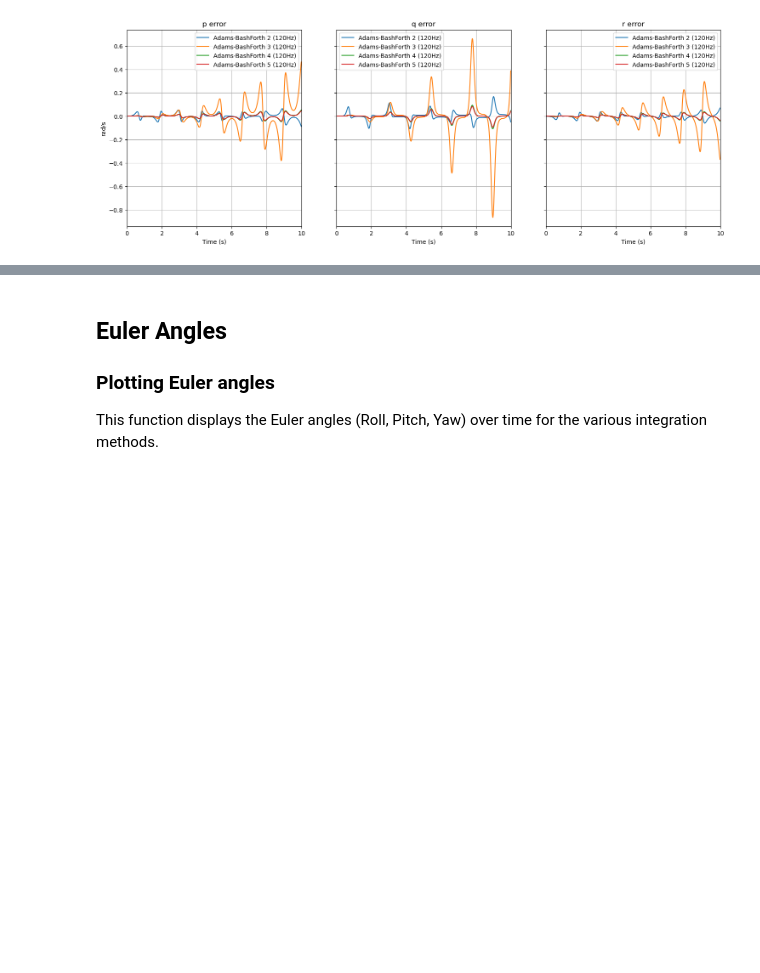
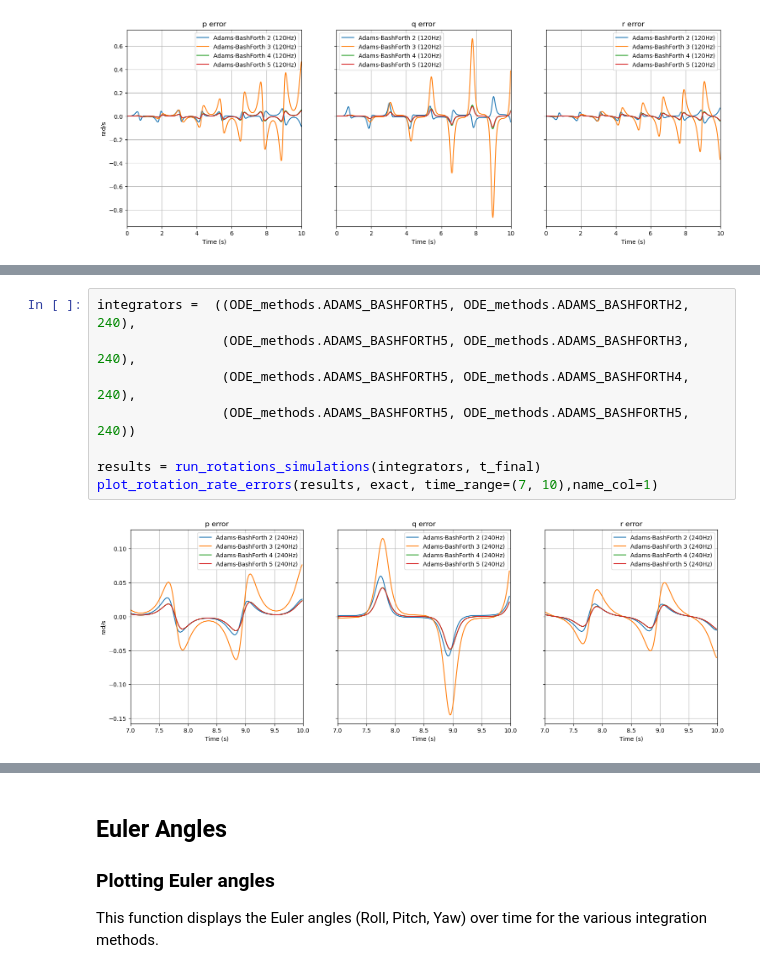
Before and after one commit to JSBSim-Team/jsbsim, a Jupyter notebook: examples/python/Rotations.ipynb, the cells around one changed output, grey strips where cells are left out. Drawn from its saved outputs; the diff is of its cells as text; blank space fills up the shorter version.

```diff
--- a/examples/python/Rotations.ipynb
+++ b/examples/python/Rotations.ipynb
@@ -298,0 +303,10 @@ plot_rotation_rate_errors(results, exact, name_col=1)
+# %%
+integrators =  ((ODE_methods.ADAMS_BASHFORTH5, ODE_methods.ADAMS_BASHFORTH2, 240),
+                (ODE_methods.ADAMS_BASHFORTH5, ODE_methods.ADAMS_BASHFORTH3, 240),
+                (ODE_methods.ADAMS_BASHFORTH5, ODE_methods.ADAMS_BASHFORTH4, 240),
+                (ODE_methods.ADAMS_BASHFORTH5, ODE_methods.ADAMS_BASHFORTH5, 240))
+
+results = run_rotations_simulations(integrators, t_final)
+plot_rotation_rate_errors(results, exact, time_range=(7, 10),name_col=1)
+# %% [output]
+[figure, added]
```
Also changed, not shown: parts of 3 cells of this notebook, 1 other file.
